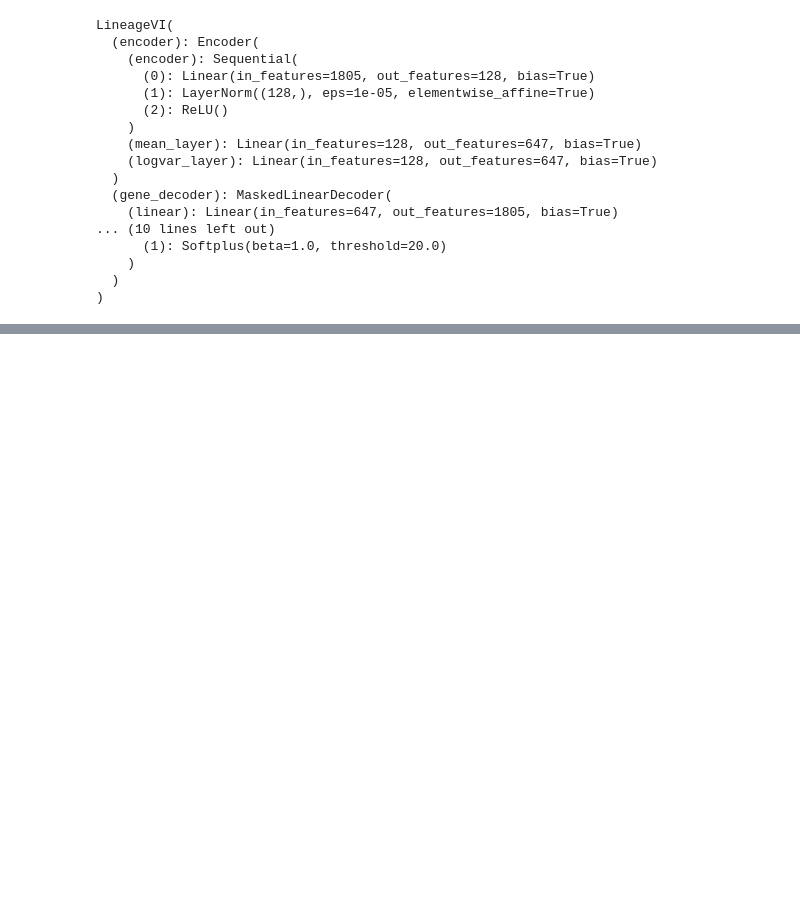
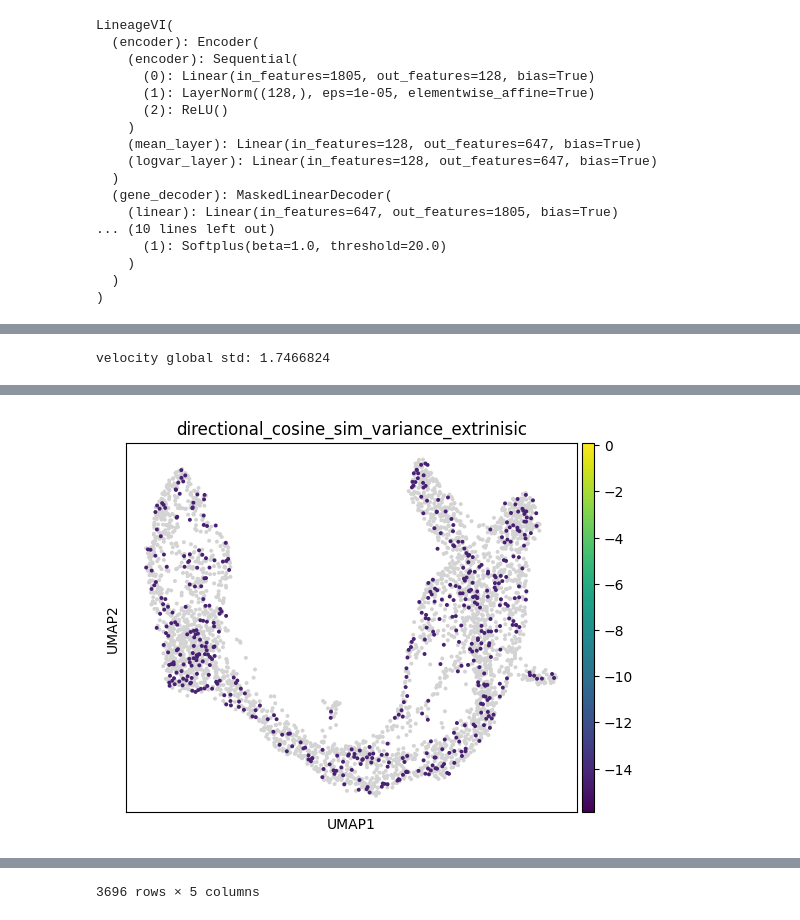
Before and after one commit to leonardogolinelli/lineageVI, a Jupyter notebook: notebooks/get_velocity_function.ipynb, the cells around one changed output, grey strips where cells are left out. Cells and saved outputs as stored; diff of their text form; code cells hidden in the pictures; blank space fills up the shorter version.

```diff
--- a/notebooks/get_velocity_function.ipynb
+++ b/notebooks/get_velocity_function.ipynb
@@ -39,0 +97,17 @@ u, s = model.get_velocity(adata)
+# %%
+import numpy as np
+V = []
+for _ in range(3):
+    _, v = model.get_velocity(adata, n_samples=25, return_mean=True)
+    V.append(v)
+V = np.stack(V)
+print("velocity global std:", V.std())  # ~0 => identical fields
+# %% [output]
+velocity global std: 1.7466824
+# %%
+model.compute_extrinisic_uncertainty(
+    adata,
+    n_samples=25,
+    n_jobs=-1,
+    show_plot=True)
+# %% [output]
@@ -39,0 +126 @@ u, s = model.get_velocity(adata)
+[figure, added]
@@ -39,0 +139 @@ u, s = model.get_velocity(adata)
+3696 rows × 5 columns
```
Also changed, not shown: parts of 5 cells of this notebook, 2 other files.
